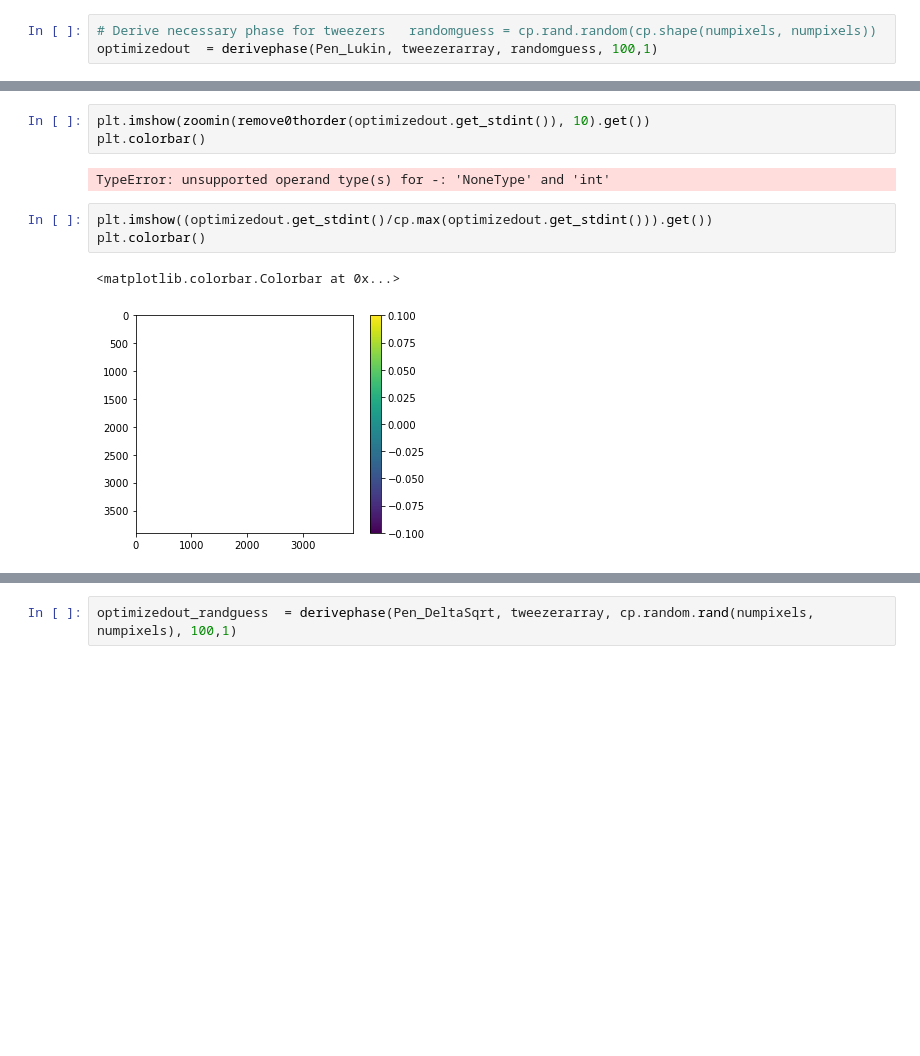
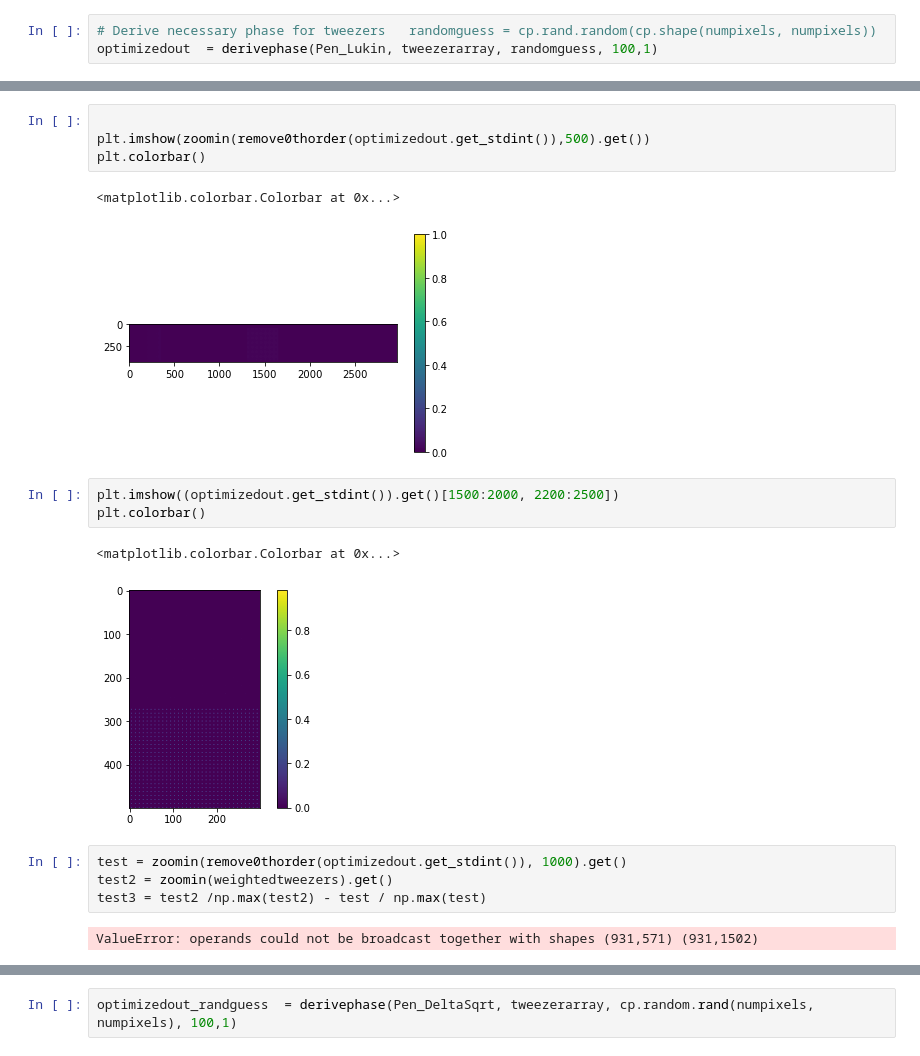
Before and after one commit to nsong03/Ultracold-Research, a Jupyter notebook: GWS_Summer2024/tweezergeneration_simulation.ipynb, the cells around one changed output, grey strips where cells are left out. Drawn from its saved outputs; the diff is of its cells as text; blank space fills up the shorter version.

```diff
--- a/GWS_Summer2024/tweezergeneration_simulation.ipynb
+++ b/GWS_Summer2024/tweezergeneration_simulation.ipynb
@@ -161,11 +191,19 @@ for i, label in enumerate(labels_thing):
 # %%
-plt.imshow(zoomin(remove0thorder(optimizedout.get_stdint()), 10).get())
+
+plt.imshow(zoomin(remove0thorder(optimizedout.get_stdint()),500).get())
 plt.colorbar()
 # %% [output]
-TypeError: unsupported operand type(s) for -: 'NoneType' and 'int'
+<matplotlib.colorbar.Colorbar at 0x...>
+[figure, added]
 # %%
-plt.imshow((optimizedout.get_stdint()/cp.max(optimizedout.get_stdint())).get())
+plt.imshow((optimizedout.get_stdint()).get()[1500:2000, 2200:2500])
 plt.colorbar()
 # %% [output]
 <matplotlib.colorbar.Colorbar at 0x...>
-[figure, old version]
+[figure, new version]
+# %%
+test = zoomin(remove0thorder(optimizedout.get_stdint()), 1000).get()
+test2 = zoomin(weightedtweezers).get()
+test3 = test2 /np.max(test2) - test / np.max(test)
+# %% [output]
+ValueError: operands could not be broadcast together with shapes (931,571) (931,1502)
```
Also changed, not shown: parts of 7 cells of this notebook, 16 other files.
